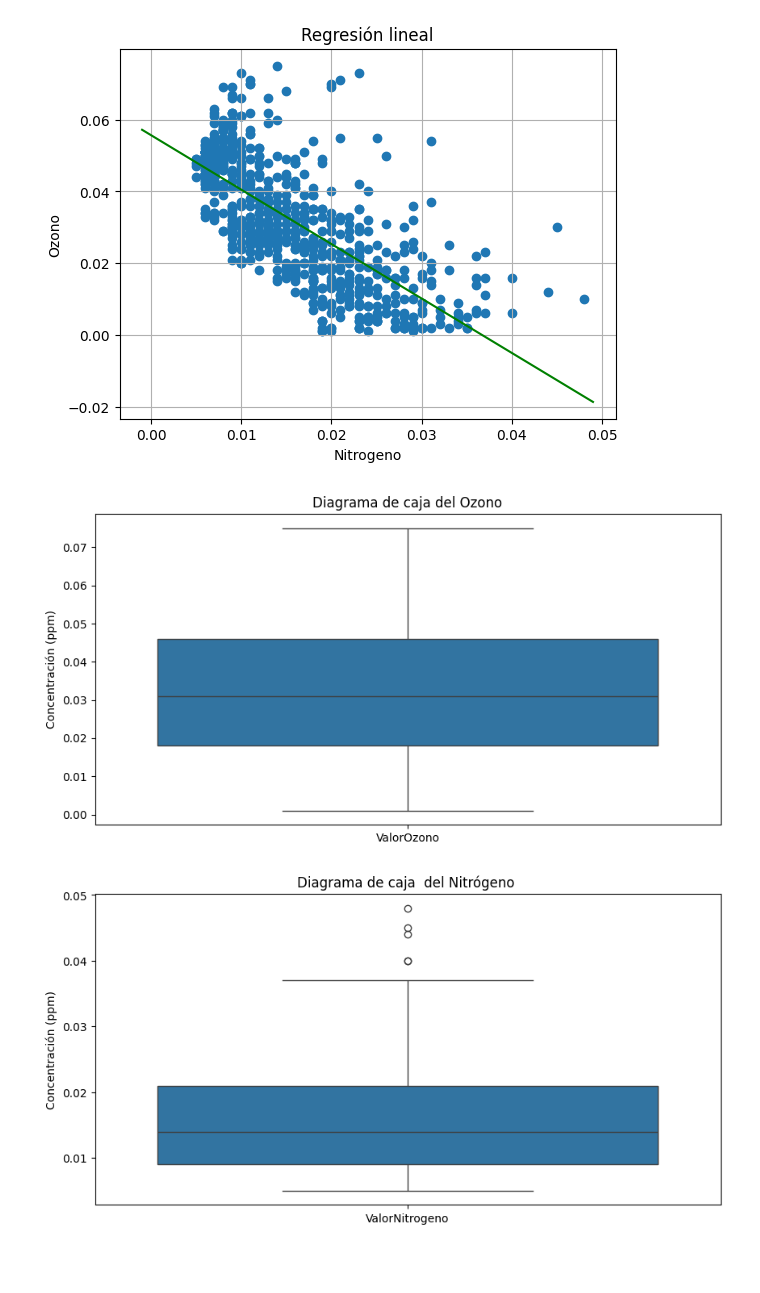
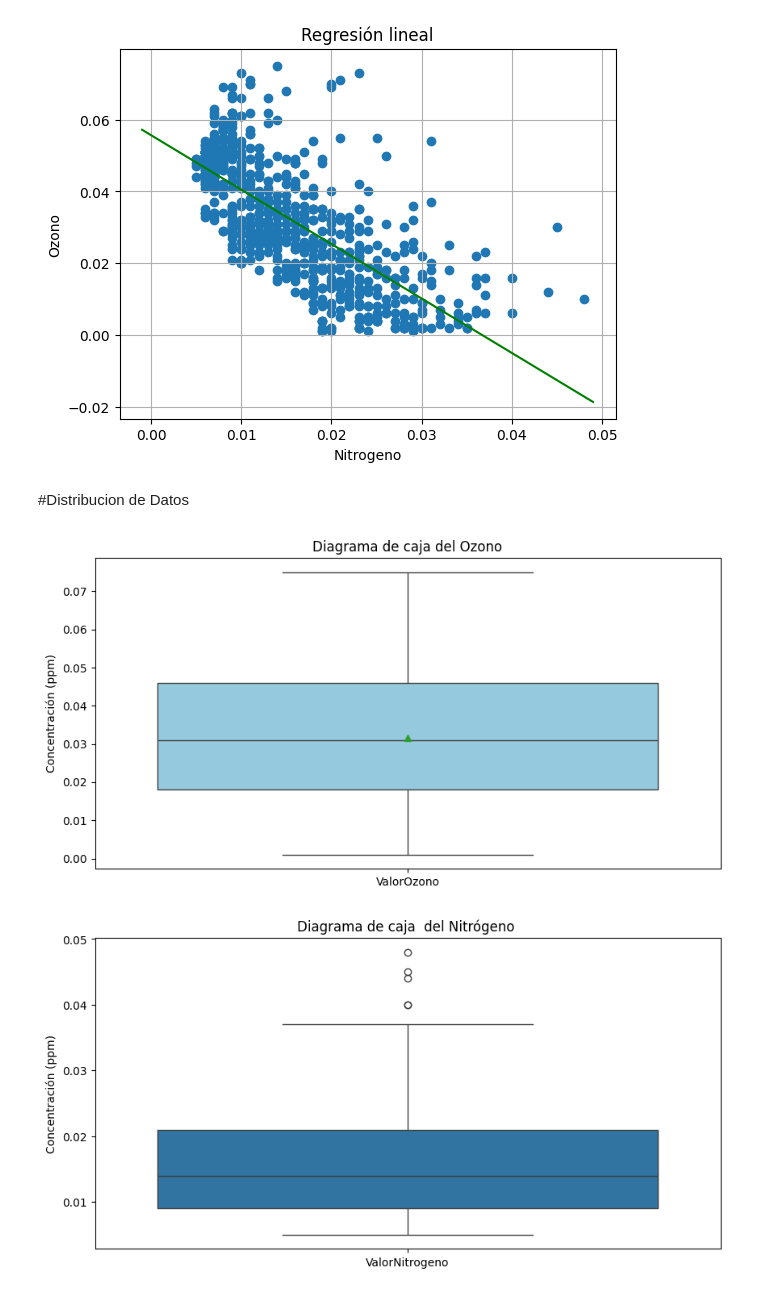
Before and after one commit to LeydLayd/air-quality-linear-regression, a Jupyter notebook: CalidadDelAire.ipynb, the cells around one changed output. Cells and saved outputs as stored; diff of their text form; code cells hidden in the pictures; blank space fills up the shorter version.

```diff
--- a/CalidadDelAire.ipynb
+++ b/CalidadDelAire.ipynb
@@ -9,3 +14,7 @@ df1=pd.read_csv('/content/AireDataset.csv')
+# %%
+url1 = "https://raw.githubusercontent.com/LeydLayd/air-quality-linear-regression/main/AireDataset.csv"
+
+df1=pd.read_csv(url1,sep=',')
 # %%
 df1
 # %% [output]
@@ -342,17 +348,16 @@ plt.ylabel('Ozono')
 # %% [output]
 Text(0, 0.5, 'Ozono')
 [figure]
+# %% [markdown]
+#Distribucion de Datos
 # %%
-import matplotlib.pyplot as plt
-import seaborn as sns
-
 plt.figure(figsize=(10, 5))
-sns.boxplot(data=df[['ValorOzono']])
+sns.boxplot(data=df[['ValorOzono']], color="skyblue", showmeans=True)
 plt.title("Diagrama de caja del Ozono")
 plt.ylabel("Concentración (ppm)")
 plt.show()
 # %% [output]
-[figure, old version]
+[figure, new version]
 # %%
 plt.figure(figsize=(10, 5))
 sns.boxplot(data=df[['ValorNitrogeno']])
```
Also changed, not shown: parts of 35 cells of this notebook.
